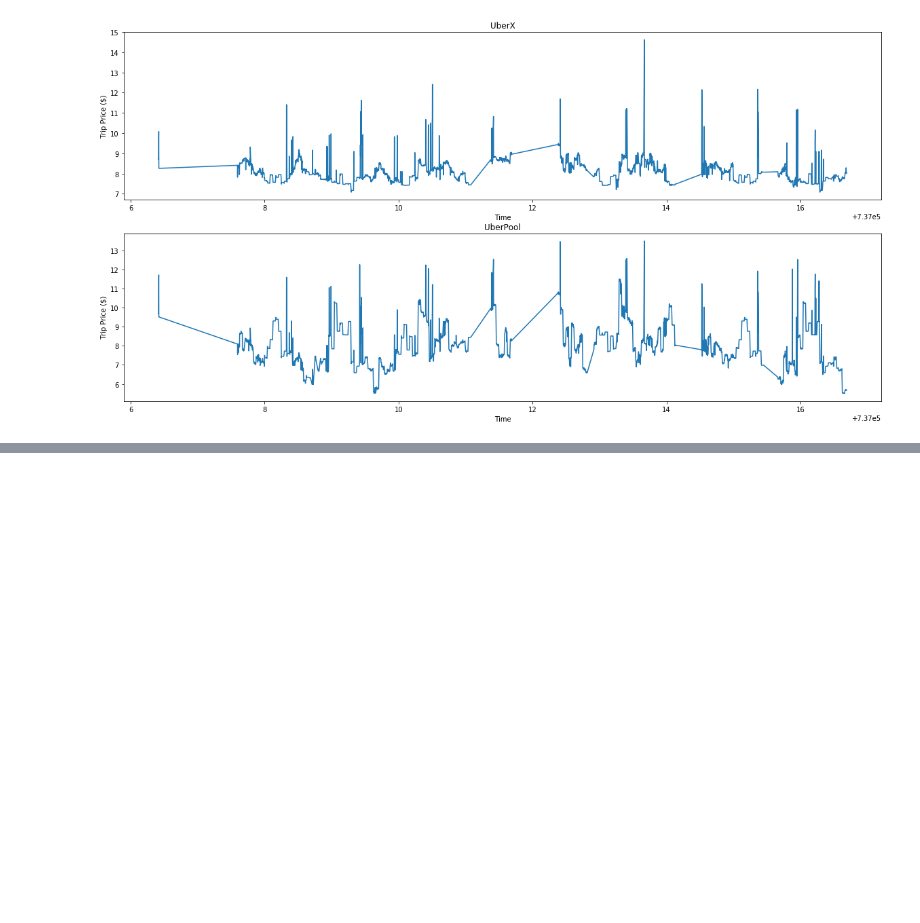
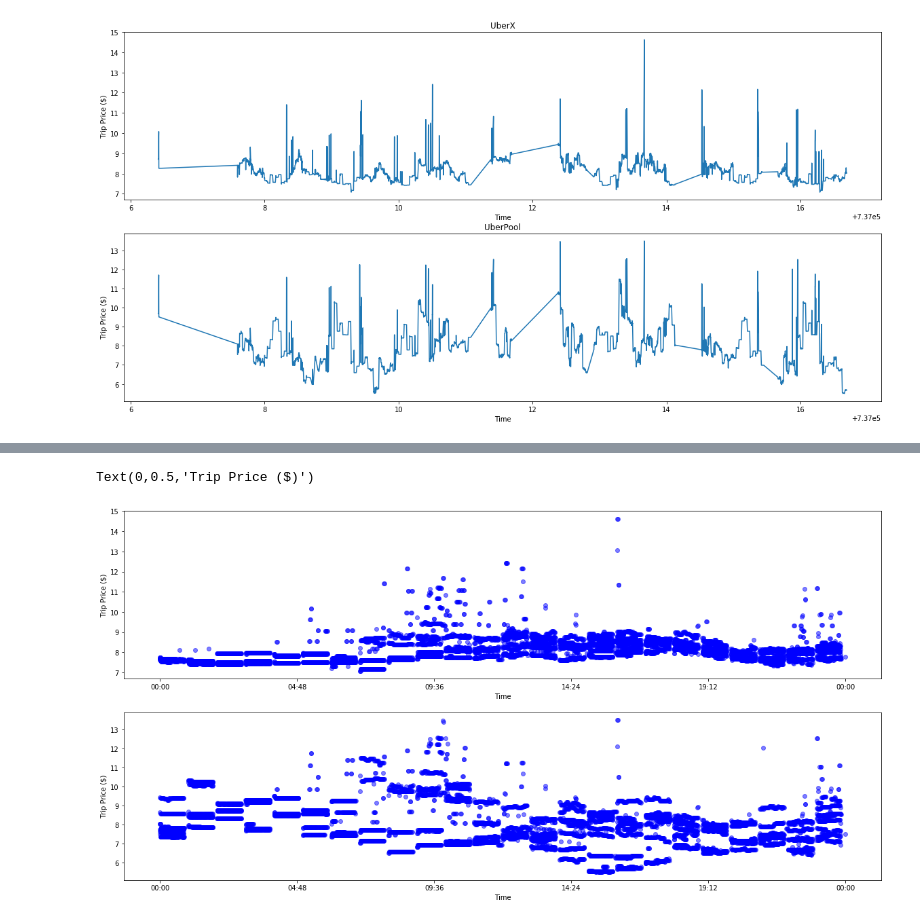
Before and after one commit to ZiningW/CE262Project, a Jupyter notebook: TestFile.ipynb, the cells around one changed output, grey strips where cells are left out. Drawn from its saved outputs; the diff is of its cells as text; code cells hidden in the pictures; blank space fills up the shorter version.

```diff
--- a/TestFile.ipynb
+++ b/TestFile.ipynb
@@ -134,0 +159,18 @@ Text(0,0.5,'Trip Price ($)')
+# %%
+def get_hour_minute(s):
+    hours = s['Converted Time'].dt.hour.map(str)
+    minutes = s['Converted Time'].dt.minute.map(str)
+
+    hour_minute = hours + ':' + minutes
+    s = []
+    for i in hour_minute:
+        s.append(datetime.strptime(i, '%H:%M'))
+    return s
+
+def get_day(Uber_data):
+    Uber_data['days'] = pd.to_datetime(Uber_data['Converted Time']).dt.day_name()
+    Uber_data['hour minute'] = get_hour_minute(Uber_data)
+    return Uber_data
+# %%
+Data_X = get_day(Data_X)
+Data_Pool = get_day(Data_Pool)
@@ -134,0 +179,25 @@ Text(0,0.5,'Trip Price ($)')
+# %%
+
+myFmt = mdates.DateFormatter('%H:%M')
+f1 = plt.figure(figsize=(20,10))
+ax3 = f1.add_subplot(211)
+ax4 = f1.add_subplot(212)
+
+# UberX
+hour_X = matplotlib.dates.date2num(Data_X['hour minute'].tolist())
+ax3.scatter(hour_X, Data_X['Price'], color='blue',
+            alpha=.5, label = 'took transit')
+ax3.xaxis.set_major_formatter(myFmt)
+ax3.set_xlabel('Time')
+ax3.set_ylabel('Trip Price ($)')
+
+# UberPool
+hour_Pool = matplotlib.dates.date2num(Data_Pool['hour minute'].tolist())
+ax4.scatter(hour_Pool, Data_Pool['Price'], color='blue',
+            alpha=.5, label = 'took transit')
+ax4.xaxis.set_major_formatter(myFmt)
+ax4.set_xlabel('Time')
+ax4.set_ylabel('Trip Price ($)')
+# %% [output]
+Text(0,0.5,'Trip Price ($)')
+[figure, added]
```
Also changed, not shown: parts of 8 cells of this notebook.
